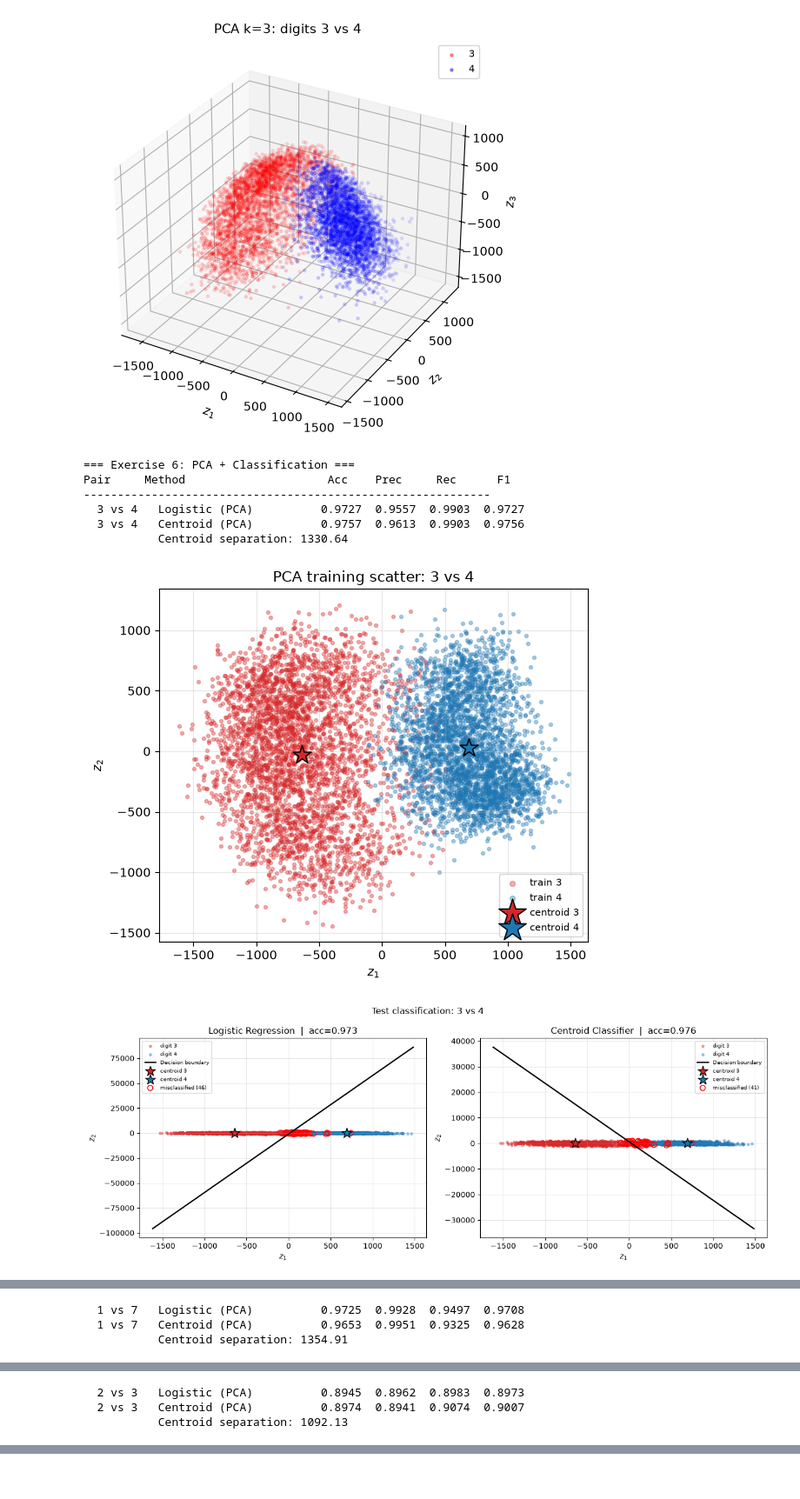
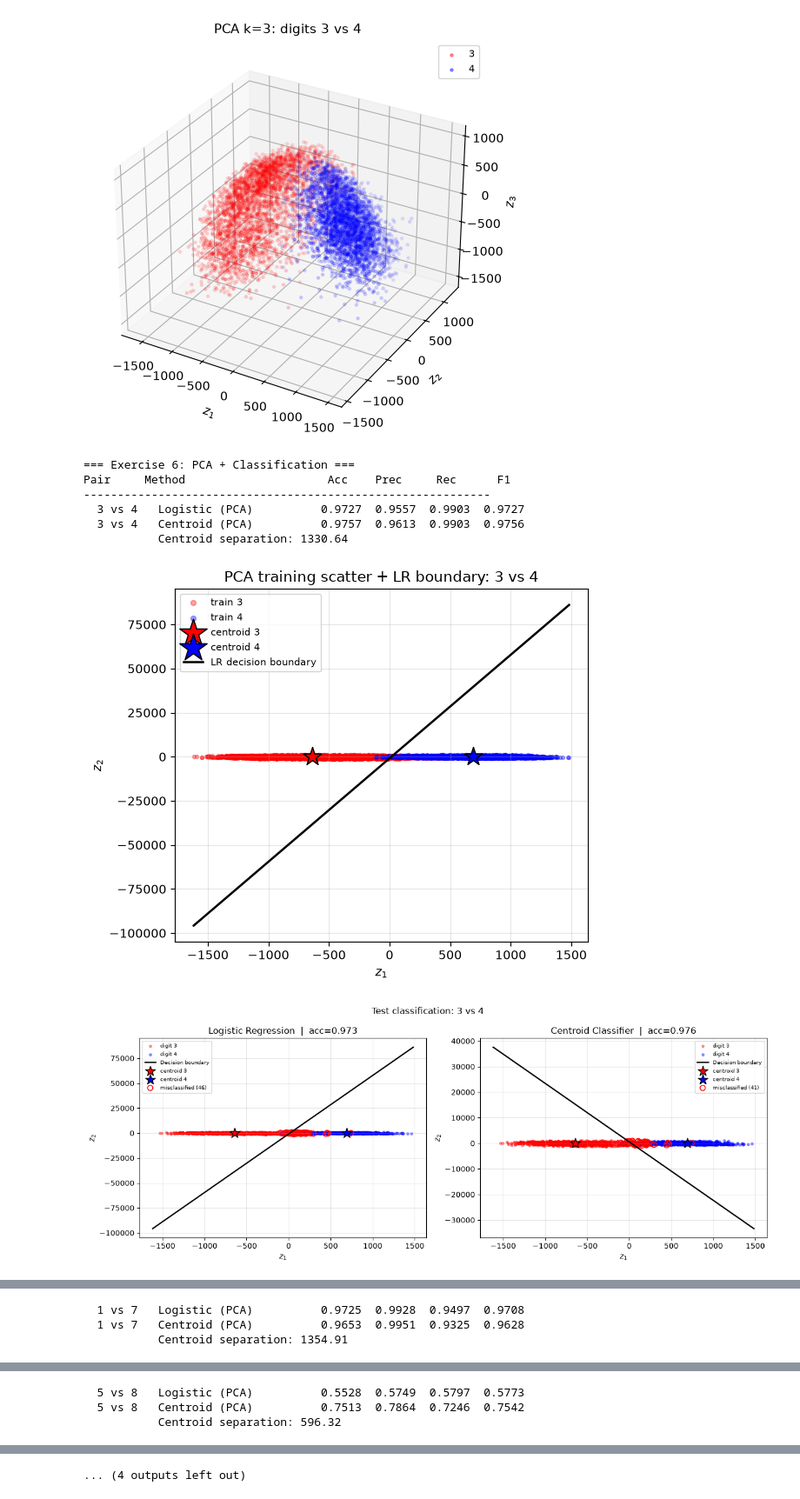
Before and after one commit to ClaudioRocca/statistical-and-mathematical-methods-for-ai, a Jupyter notebook: answers/assignment_4_ClaudioRocca.ipynb, the cells around one changed output, grey strips where cells are left out. Shown at 87% size. Saved outputs shown, nothing was run; the diff lists cells and outputs as text; code cells hidden in the pictures.

```diff
--- a/answers/assignment_4_ClaudioRocca.ipynb
+++ b/answers/assignment_4_ClaudioRocca.ipynb
@@ -272,15 +272,15 @@ import numpy as np
 import matplotlib.pyplot as plt
 import pandas as pd
 
-# Exercise 6: Classification after PCA (digits 3 vs 4, 1 vs 7, 2 vs 3)
+# Exercise 6: Classification after PCA
 np.random.seed(0)
 
-csv_filepath = 'mnist.csv' if os.path.exists('mnist.csv') else 'answers/mnist.csv'
+csv_filepath = 'mnist.csv'
 dataset_raw = pd.read_csv(csv_filepath).values
 X_all = dataset_raw[:, 1:]
 Y_all = dataset_raw[:, 0]
 
-# ── Helpers ────────────────────────────────────────────────────────────────
+# helpers
 
 def split_data(X_data, Y_data, n_train):
     shuffled_idx = np.random.permutation(len(Y_data))
@@ -340,12 +340,11 @@ def plot_confusion_matrix(ax, TP, FP, FN, TN, title=''):
     ax.set_yticklabels(['Actual 0', 'Actual 1'])
     ax.set_title(title, fontsize=10)
 
-# ── Per digit-pair loop ────────────────────────────────────────────────────
 print('=== Exercise 6: PCA + Classification ===')
 print(f"{'Pair':<8} {'Method':<22} {'Acc':>7} {'Prec':>7} {'Rec':>7} {'F1':>7}")
 print('-' * 60)
 
-for digit_a, digit_b in [(3, 4), (1, 7), (2, 3)]:
+for digit_a, digit_b in [(3, 4), (1, 7), (5, 8), (2, 3)]:
 
     mask = (Y_all == digit_a) | (Y_all == digit_b)
     X_filtered, Y_filtered = X_all[mask], Y_all[mask]
@@ -383,14 +382,14 @@ for digit_a, digit_b in [(3, 4), (1, 7), (2, 3)]:
           f'{acc2:>7.4f} {prec2:>7.4f} {rec2:>7.4f} {f12:>7.4f}')
     print(f'           Centroid separation: {separation:.2f}\n')
 
-    # LR decision boundary line
+
     t0, t1, t2 = theta_weights
     z1_min  = min(Z_tr[:, 0].min(), Z_te[:, 0].min())
     z1_max  = max(Z_tr[:, 0].max(), Z_te[:, 0].max())
     z1_line = np.linspace(z1_min, z1_max, 300)
     z2_lr   = -(t0 + t1 * z1_line) / t2
 
-    # Centroid boundary: perpendicular bisector between the two centroids
+    # Centroid boundary
     mid       = (centroid_a + centroid_b) / 2
     direction = centroid_b - centroid_a
     normal    = np.array([-direction[1], direction[0]])
@@ -398,9 +397,8 @@ for digit_a, digit_b in [(3, 4), (1, 7), (2, 3)]:
 
     miss_lr = (y_pred_lr != y_te_bin)
     miss_nc = (y_pred_nc != y_te_bin)
-    col_a, col_b = '#d62728', '#1f77b4'
+    col_a, col_b = 'red', 'blue'
 
-    # Figure 1: Training scatter + centroids
     fig1, ax1 = plt.subplots(figsize=(6, 5))
     ax1.scatter(Z_tr[Y_tr == digit_a, 0], Z_tr[Y_tr == digit_a, 1],
                 color=col_a, s=8, alpha=0.35, label=f'train {digit_a}')
@@ -410,7 +408,11 @@ for digit_a, digit_b in [(3, 4), (1, 7), (2, 3)]:
                 s=250, zorder=5, label=f'centroid {digit_a}')
     ax1.scatter(*centroid_b, marker='*', color=col_b, edgecolor='k',
                 s=250, zorder=5, label=f'centroid {digit_b}')
-    ax1.set_title(f'PCA training scatter: {digit_a} vs {digit_b}')
+    # LR decision boundary on training plot
+    z1_line_tr = np.linspace(Z_tr[:, 0].min(), Z_tr[:, 0].max(), 300)
+    z2_lr_tr   = -(t0 + t1 * z1_line_tr) / t2
+    ax1.plot(z1_line_tr, z2_lr_tr, 'k-', linewidth=1.8, label='LR decision boundary')
+    ax1.set_title(f'PCA training scatter + LR boundary: {digit_a} vs {digit_b}')
     ax1.set_xlabel(r'$z_1$')
     ax1.set_ylabel(r'$z_2$')
     ax1.legend(fontsize=8, markerscale=1.5)
@@ -418,7 +420,7 @@ for digit_a, digit_b in [(3, 4), (1, 7), (2, 3)]:
     plt.tight_layout()
     plt.show()
 
-    # LR vs Centroid side by side
+    # LR vs Centroid side by side (on test data)
     fig2, (ax_lr, ax_nc) = plt.subplots(1, 2, figsize=(13, 5))
     fig2.suptitle(f'Test classification: {digit_a} vs {digit_b}', fontsize=12)
 
@@ -435,36 +437,36 @@ for digit_a, digit_b in [(3, 4), (1, 7), (2, 3)]:
                    s=200, zorder=5, label=f'centroid {digit_a}')
         ax.scatter(*centroid_b, marker='*', color=col_b, edgecolor='k',
                    s=200, zorder=5, label=f'centroid {digit_b}')
         ax.scatter(Z_te[miss, 0], Z_te[miss, 1],
                    facecolors='none', edgecolors='red', s=50,
                    linewidth=1.2, label=f'misclassified ({miss.sum()})')
         ax.set_title(f'{method_name}  |  acc={meth_acc:.3f}')
         ax.set_xlabel(r'$z_1$')
         ax.set_ylabel(r'$z_2$')
         ax.legend(fontsize=7.5)
         ax.grid(True, alpha=0.3)
 
     plt.tight_layout()
     plt.show()
 
-    # Figure 3: Confusion matrices side by side
+    # Confusion matrices side by side
     fig3, (cm_ax1, cm_ax2) = plt.subplots(1, 2, figsize=(9, 3.5))
     fig3.suptitle(f'Confusion matrices: {digit_a} vs {digit_b}', fontsize=12)
     plot_confusion_matrix(cm_ax1, TP,  FP,  FN,  TN,
                           title=f'Logistic Regression\nAcc={acc:.4f}  F1={f1:.4f}')
     plot_confusion_matrix(cm_ax2, TP2, FP2, FN2, TN2,
                           title=f'Centroid Classifier\nAcc={acc2:.4f}  F1={f12:.4f}')
     plt.tight_layout()
     plt.show()
 # %% [output]
 === Exercise 6: PCA + Classification ===
 Pair     Method                     Acc    Prec     Rec      F1
 ------------------------------------------------------------
   3 vs 4   Logistic (PCA)          0.9727  0.9557  0.9903  0.9727
   3 vs 4   Centroid (PCA)          0.9757  0.9613  0.9903  0.9756
            Centroid separation: 1330.64
-[figure, old version]
+[figure, new version]
-[figure, old version]
+[figure, new version]
 [figure]
   1 vs 7   Logistic (PCA)          0.9725  0.9928  0.9497  0.9708
   1 vs 7   Centroid (PCA)          0.9653  0.9951  0.9325  0.9628
@@ -474,4 +476,4 @@ Pair     Method                     Acc    Prec     Rec      F1
 [figure]
-  2 vs 3   Logistic (PCA)          0.8945  0.8962  0.8983  0.8973
-  2 vs 3   Centroid (PCA)          0.8974  0.8941  0.9074  0.9007
-           Centroid separation: 1092.13
+  5 vs 8   Logistic (PCA)          0.5528  0.5749  0.5797  0.5773
+  5 vs 8   Centroid (PCA)          0.7513  0.7864  0.7246  0.7542
+           Centroid separation: 596.32
@@ -480,0 +483 @@ Pair     Method                     Acc    Prec     Rec      F1
+... (4 outputs left out)
```
Also changed, not shown: parts of 2 cells of this notebook, 2 other files.
